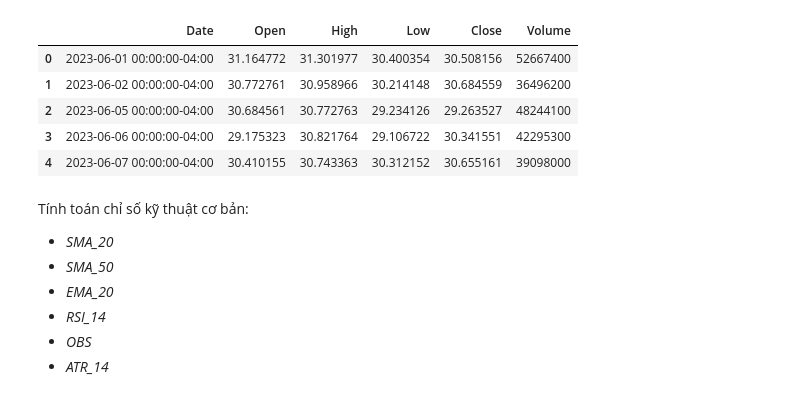
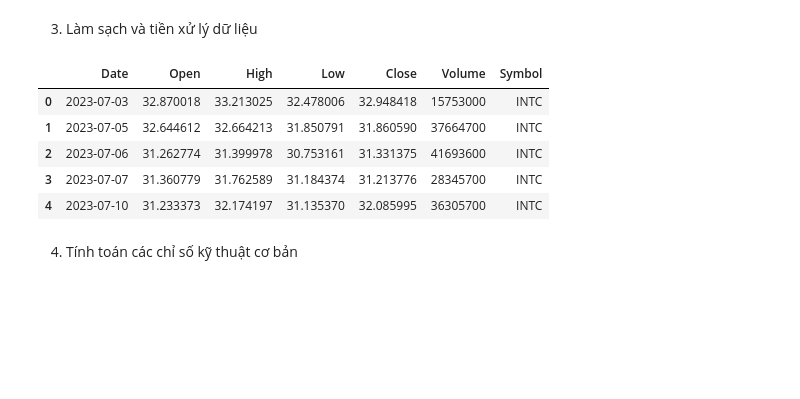
Before and after one commit to armordkay/data-processing-with-python, a Jupyter notebook: project.ipynb, the cells around one changed output. Drawn from its saved outputs; the diff is of its cells as text; code cells hidden in the pictures; blank space fills up the shorter version.

```diff
--- a/project.ipynb
+++ b/project.ipynb
@@ -51,35 +61,38 @@ Làm sạch và tiền xử lý dữ liệu:
+# %% [markdown]
+3. Làm sạch và tiền xử lý dữ liệu
 # %%
 df = pd.read_csv("data/data.csv")
 
 # Chuyển cột ngày tháng về định dạng datetime
-df['Date'] = pd.to_datetime(df['Date'])
+df['Date'] = pd.to_datetime(df['Date'], utc=True, errors='coerce')
+df['Date'] = df['Date'].dt.tz_convert(None)
+df['Date'] = df['Date'].dt.normalize()
 
 # Xóa dòng có giá trị bị thiếu (NaN)
 df = df.dropna()
 
 # Kiểm tra và loại bỏ bất thường (outliers)
 numeric_cols = ['Open', 'High', 'Low', 'Close', 'Volume']
 z_scores = np.abs(stats.zscore(df[numeric_cols]))
 df = df[(z_scores < 3).all(axis=1)]
 
 # Loại bỏ 'Dividends' và 'Stock Splits' vì không ảnh hưởng trực tiếp đến phân tích kỹ thuật giá ngắn và trung hạn
 df.drop(columns=['Dividends', 'Stock Splits'], inplace=True)
 
-df.to_csv("data/data_clean.csv", index=False)
+df_intc = df[df['Symbol'] == 'INTC']
+df_intc.to_csv("data/data_clean.csv", index=False)
+
+df_other = df[df['Symbol'].isin(['AMD', 'NVDA', 'QCOM'])]
+df_other.to_csv("data/data_other.csv", index=False)
+
 df.head()
 # %% [output]
-|  | Date | Open | High | Low | Close | Volume |
-| 0 | 2023-06-01 00:00:00-04:00 | 31.164772 | 31.301977 | 30.400354 | 30.508156 | 52667400 |
-| 1 | 2023-06-02 00:00:00-04:00 | 30.772761 | 30.958966 | 30.214148 | 30.684559 | 36496200 |
-| 2 | 2023-06-05 00:00:00-04:00 | 30.684561 | 30.772763 | 29.234126 | 29.263527 | 48244100 |
-| 3 | 2023-06-06 00:00:00-04:00 | 29.175323 | 30.821764 | 29.106722 | 30.341551 | 42295300 |
-| 4 | 2023-06-07 00:00:00-04:00 | 30.410155 | 30.743363 | 30.312152 | 30.655161 | 39098000 |
+|  | Date | Open | High | Low | Close | Volume | Symbol |
+| 0 | 2023-07-03 | 32.870018 | 33.213025 | 32.478006 | 32.948418 | 15753000 | INTC |
+| 1 | 2023-07-05 | 32.644612 | 32.664213 | 31.850791 | 31.860590 | 37664700 | INTC |
+| 2 | 2023-07-06 | 31.262774 | 31.399978 | 30.753161 | 31.331375 | 41693600 | INTC |
+| 3 | 2023-07-07 | 31.360779 | 31.762589 | 31.184374 | 31.213776 | 28345700 | INTC |
+| 4 | 2023-07-10 | 31.233373 | 32.174197 | 31.135370 | 32.085995 | 36305700 | INTC |
-# %% [markdown]
-Tính toán chỉ số kỹ thuật cơ bản:
-- *SMA_20*
-- *SMA_50*
-- *EMA_20*
-- *RSI_14*
-- *OBS*
-- *ATR_14*
+# %% [markdown]
+4. Tính toán các chỉ số kỹ thuật cơ bản
 # %%
```
Also changed, not shown: parts of 36 cells of this notebook, 5 other files.
